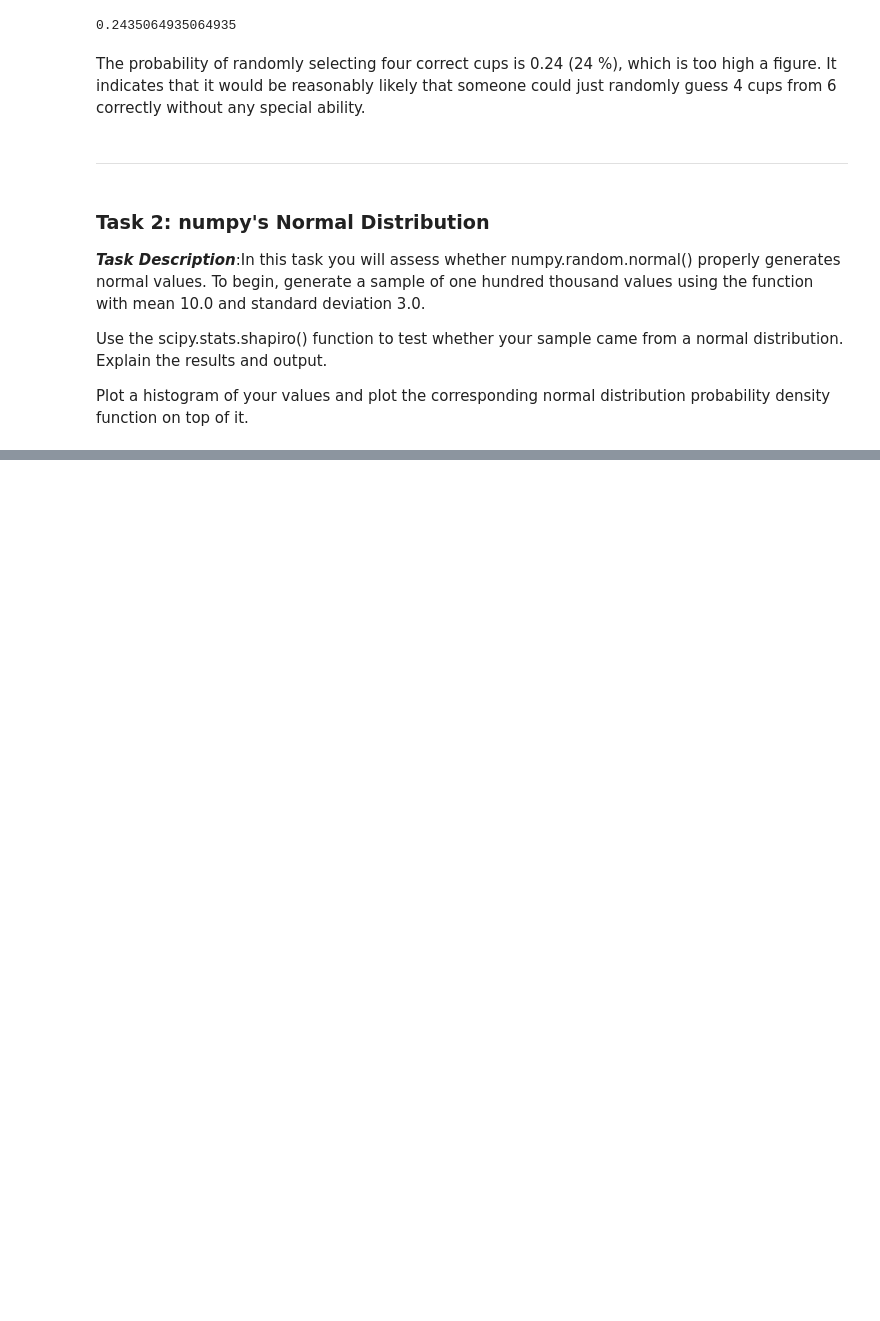
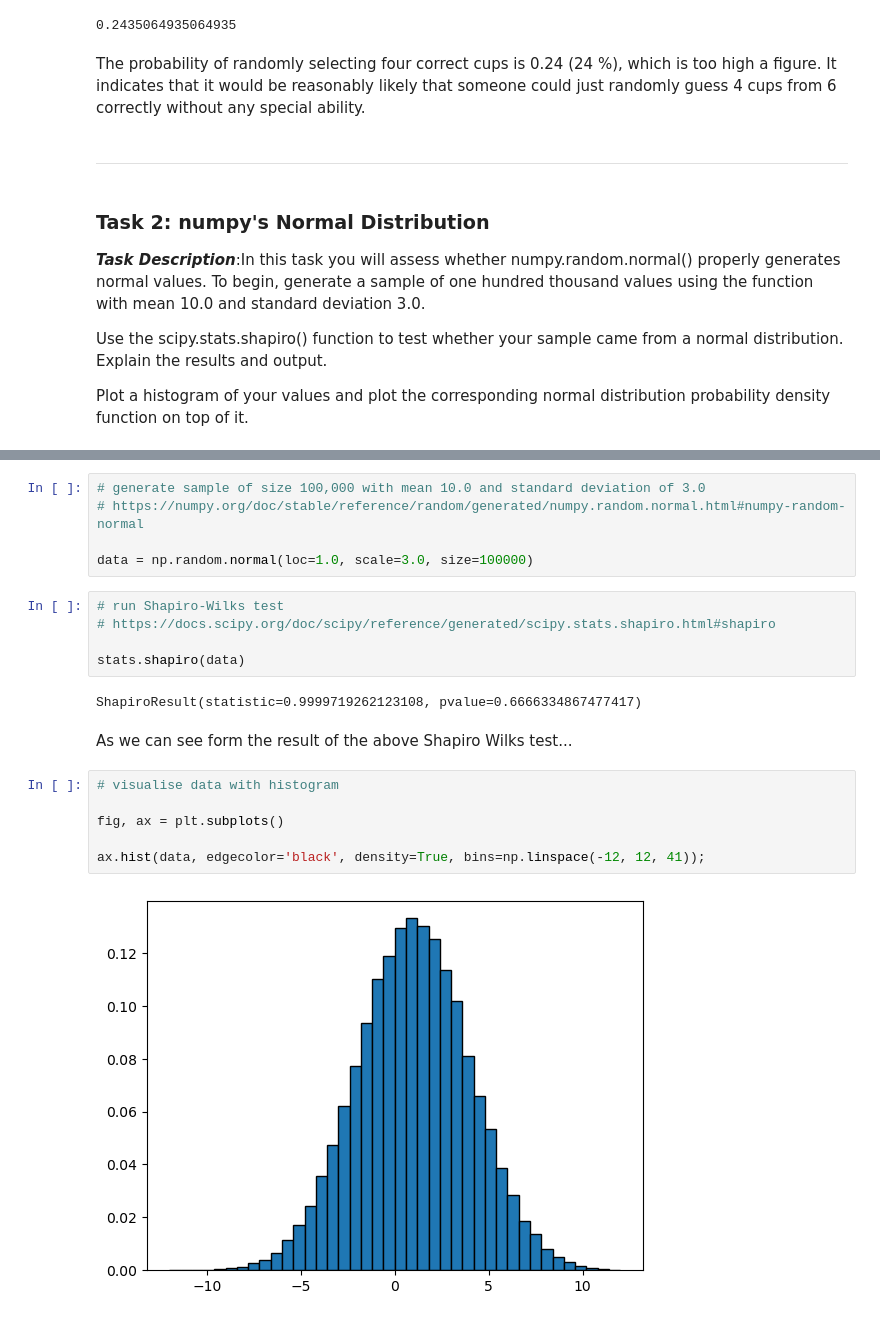
Before and after one commit to martincusack979/applied_statistics, a Jupyter notebook: tasks.ipynb, the cells around one changed output, grey strips where cells are left out. Cells and saved outputs as stored; diff of their text form; blank space fills up the shorter version.

```diff
--- a/tasks.ipynb
+++ b/tasks.ipynb
@@ -168,0 +176,22 @@ Plot a histogram of your values and plot the corresponding normal distribution p
+# %%
+# generate sample of size 100,000 with mean 10.0 and standard deviation of 3.0
+# https://numpy.org/doc/stable/reference/random/generated/numpy.random.normal.html#numpy-random-normal
+
+data = np.random.normal(loc=1.0, scale=3.0, size=100000)
+# %%
+# run Shapiro-Wilks test
+# https://docs.scipy.org/doc/scipy/reference/generated/scipy.stats.shapiro.html#shapiro
+
+stats.shapiro(data)
+# %% [output]
+ShapiroResult(statistic=0.9999719262123108, pvalue=0.6666334867477417)
+# %% [markdown]
+As we can see form the result of the above Shapiro Wilks test...
+# %%
+# visualise data with histogram
+
+fig, ax = plt.subplots()
+
+ax.hist(data, edgecolor='black', density=True, bins=np.linspace(-12, 12, 41));
+# %% [output]
+[figure, added]
```
Also changed, not shown: parts of 6 cells of this notebook.
